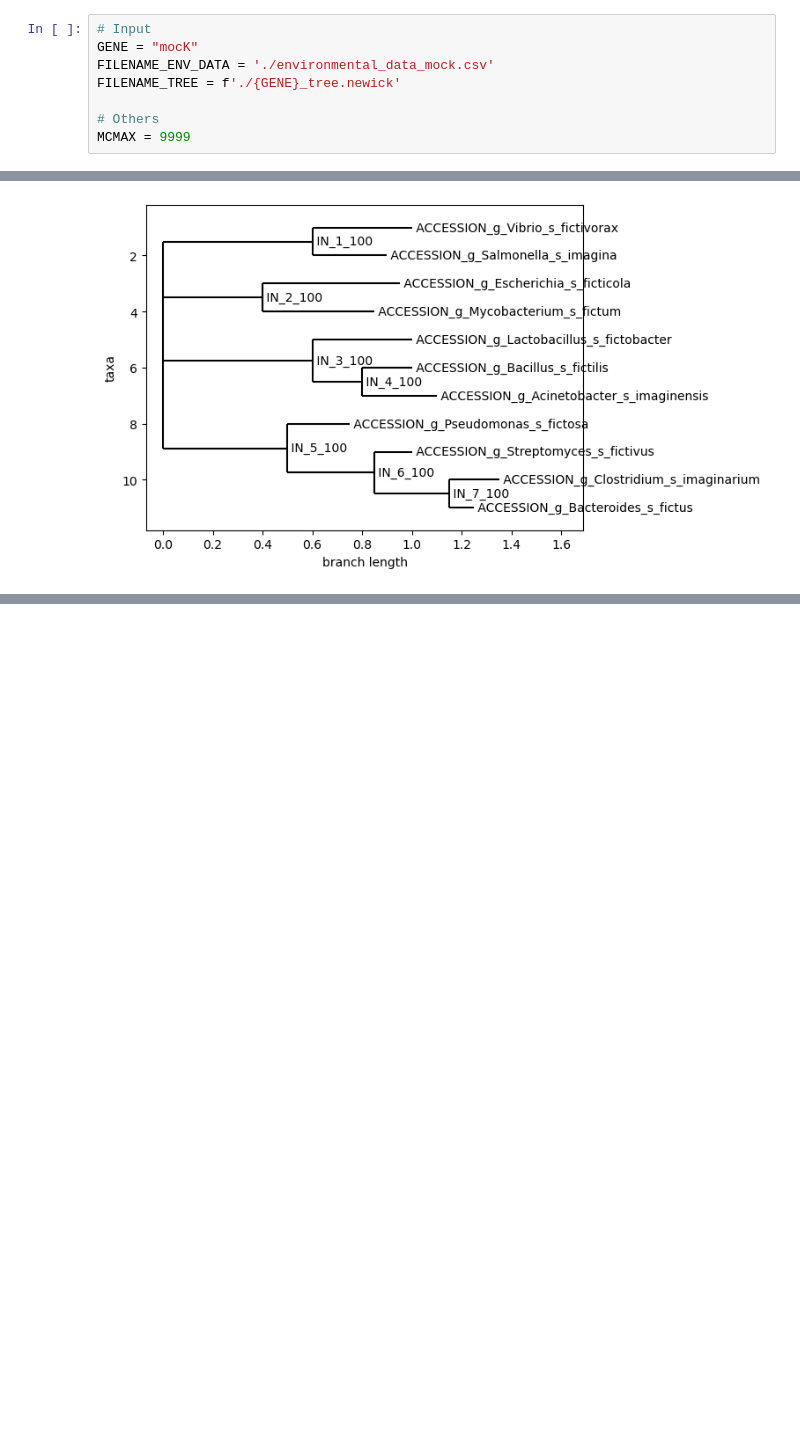
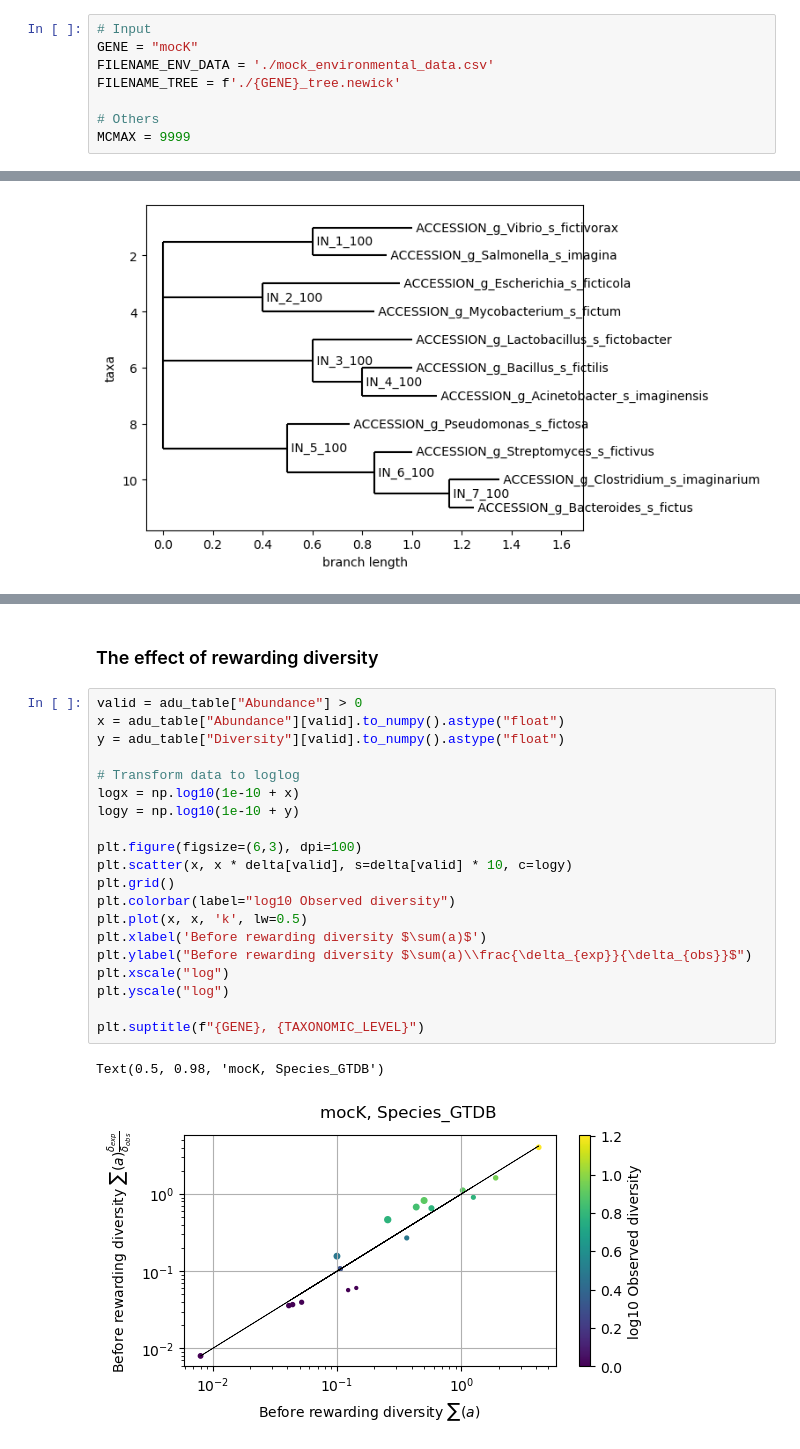
Before and after one commit to pyubero/microguilds, a Jupyter notebook: Tutorials/tutorial_microguilds.ipynb, the cells around one changed output, grey strips where cells are left out. Saved outputs shown, nothing was run; the diff lists cells and outputs as text; blank space fills up the shorter version.

```diff
--- a/Tutorials/tutorial_microguilds.ipynb
+++ b/Tutorials/tutorial_microguilds.ipynb
@@ -25,7 +25,7 @@ from Bio import Phylo
 # %%
 # Input
 GENE = "mocK"
-FILENAME_ENV_DATA = './environmental_data_mock.csv'
+FILENAME_ENV_DATA = './mock_environmental_data.csv'
 FILENAME_TREE = f'./{GENE}_tree.newick'
 
 # Others
@@ -308,0 +485,25 @@ Please refer to SqueezeMeta for metagenomic placements in reference trees. Impor
+# %% [markdown]
+### The effect of rewarding diversity
+# %%
+valid = adu_table["Abundance"] > 0
+x = adu_table["Abundance"][valid].to_numpy().astype("float")
+y = adu_table["Diversity"][valid].to_numpy().astype("float")
+
+# Transform data to loglog
+logx = np.log10(1e-10 + x)
+logy = np.log10(1e-10 + y)
+
+plt.figure(figsize=(6,3), dpi=100)
+plt.scatter(x, x * delta[valid], s=delta[valid] * 10, c=logy)
+plt.grid()
+plt.colorbar(label="log10 Observed diversity")
+plt.plot(x, x, 'k', lw=0.5)
+plt.xlabel('Before rewarding diversity $\sum(a)$')
+plt.ylabel("Before rewarding diversity $\sum(a)\\frac{\delta_{exp}}{\delta_{obs}}$")
+plt.xscale("log")
+plt.yscale("log")
+
+plt.suptitle(f"{GENE}, {TAXONOMIC_LEVEL}")
+# %% [output]
+Text(0.5, 0.98, 'mocK, Species_GTDB')
+[figure, added]
```
Also changed, not shown: parts of 19 cells of this notebook.
